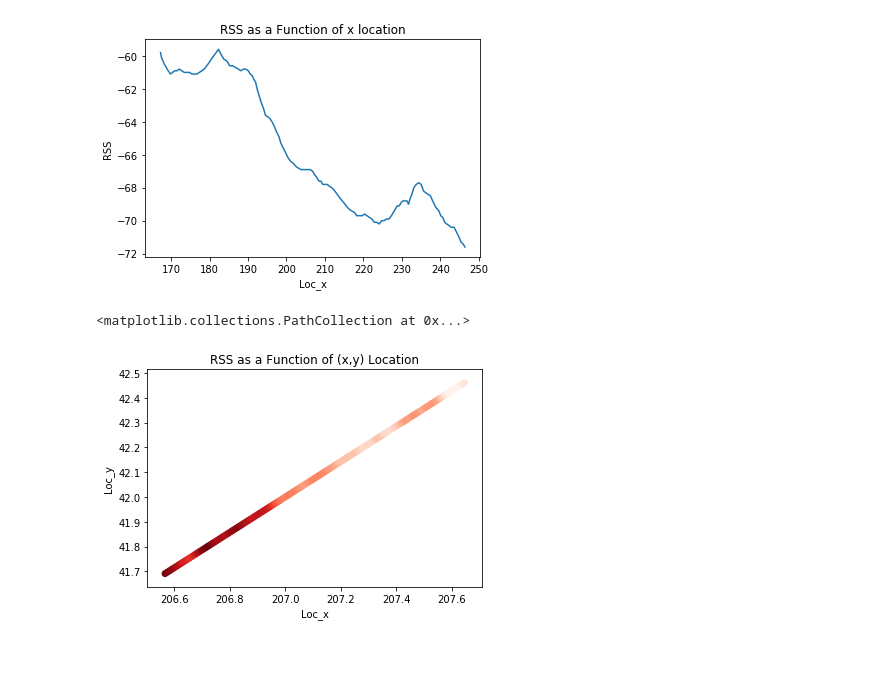
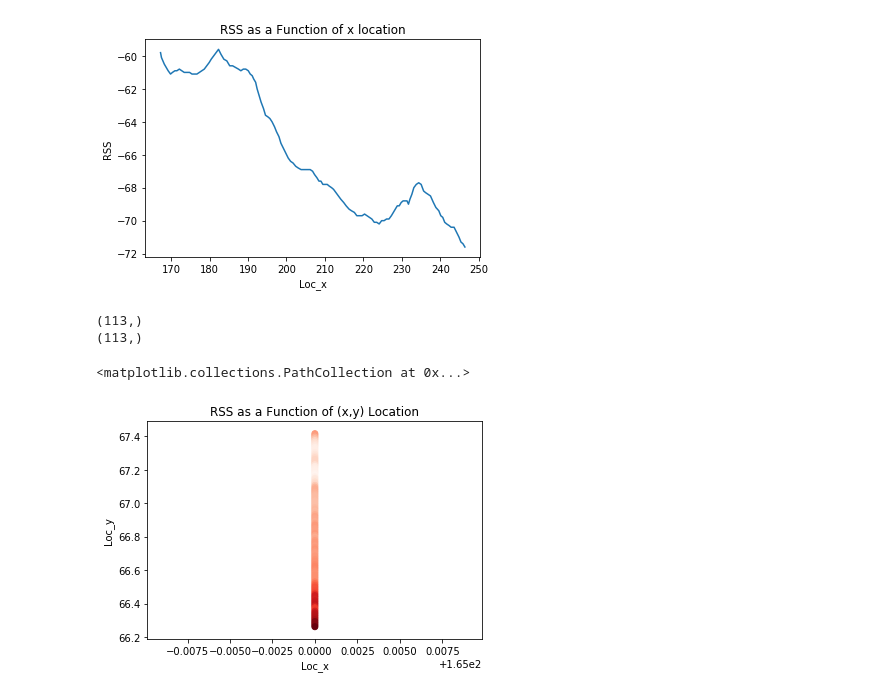
Before and after one commit to DLorell/wifilocalization, a Jupyter notebook: Untitled.ipynb, the cells around one changed output. Saved outputs shown, nothing was run; the diff lists cells and outputs as text; code cells hidden in the pictures; blank space fills up the shorter version.

```diff
--- a/Untitled.ipynb
+++ b/Untitled.ipynb
@@ -98,6 +98,9 @@ plt.plot(loc_x, rss)
 [figure]
 # %%
 def windowedAverage(values, windowSize):
+
+    if len(values) == 0:
+        return values
 
     paddedValues = []
     for i in range(windowSize//2):
@@ -138,26 +141,28 @@ plt.plot(loc_x, rss)
 [figure]
 # %%
 traces44 = sortedTraces['44:91:60:d3:d6:94']
-k = 0
+k = 12
 
 rss = [float(entry['rss']) for entry in traces44[k]]
 loc_x = [entry['loc_x'] for entry in traces44[k]]
 loc_y = [entry['loc_y'] for entry in traces44[k]]
 
 
 rss = np.array(windowedAverage(rss, 7))
 loc_x = np.array(windowedAverage(loc_x, 10000))
 loc_y = np.array(windowedAverage(loc_y, 10000))
 
 
 xx = np.ravel(loc_x)
 yy = np.ravel(loc_y)
 zz = np.ravel(rss)
 
 plt.title("RSS as a Function of (x,y) Location")
 plt.xlabel("Loc_x")
 plt.ylabel("Loc_y")
 plt.scatter(xx,yy,c=zz,cmap=cm.Reds)
 # %% [output]
-<matplotlib.collections.PathCollection at 0x...>
+(113,)
+(113,)
+<matplotlib.collections.PathCollection at 0x...>
-[figure, old version]
+[figure, new version]
```
Also changed, not shown: parts of 4 cells of this notebook.
